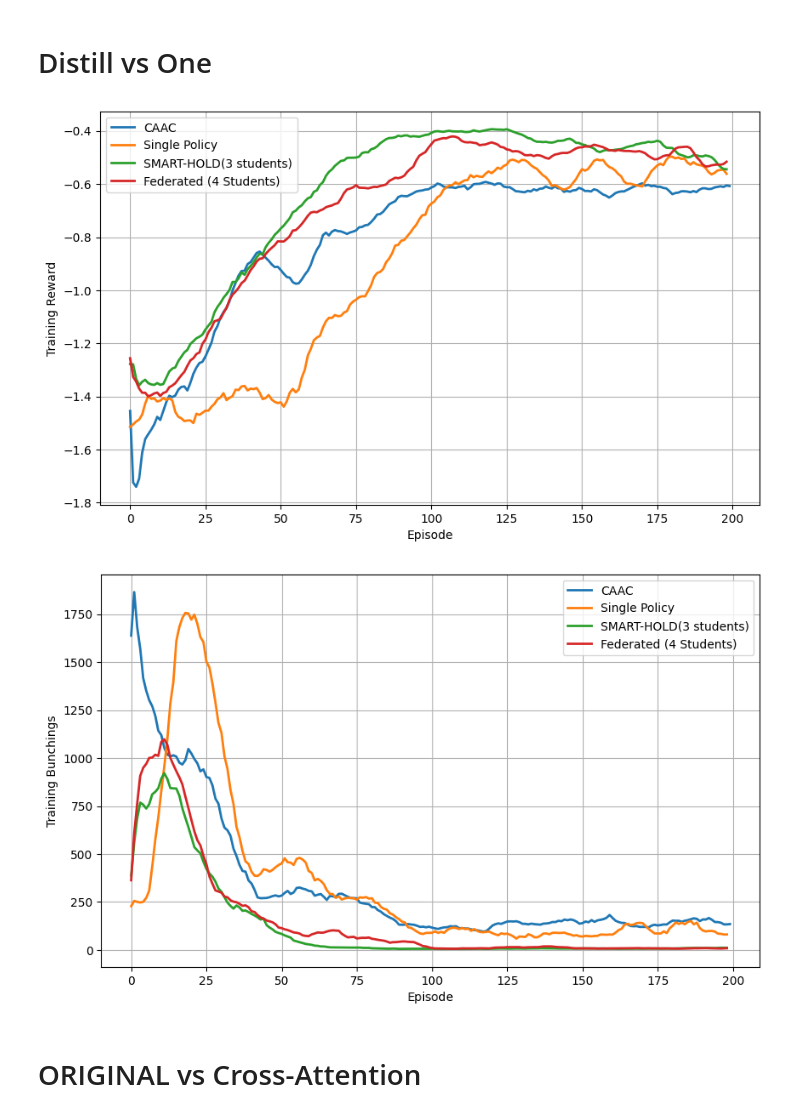
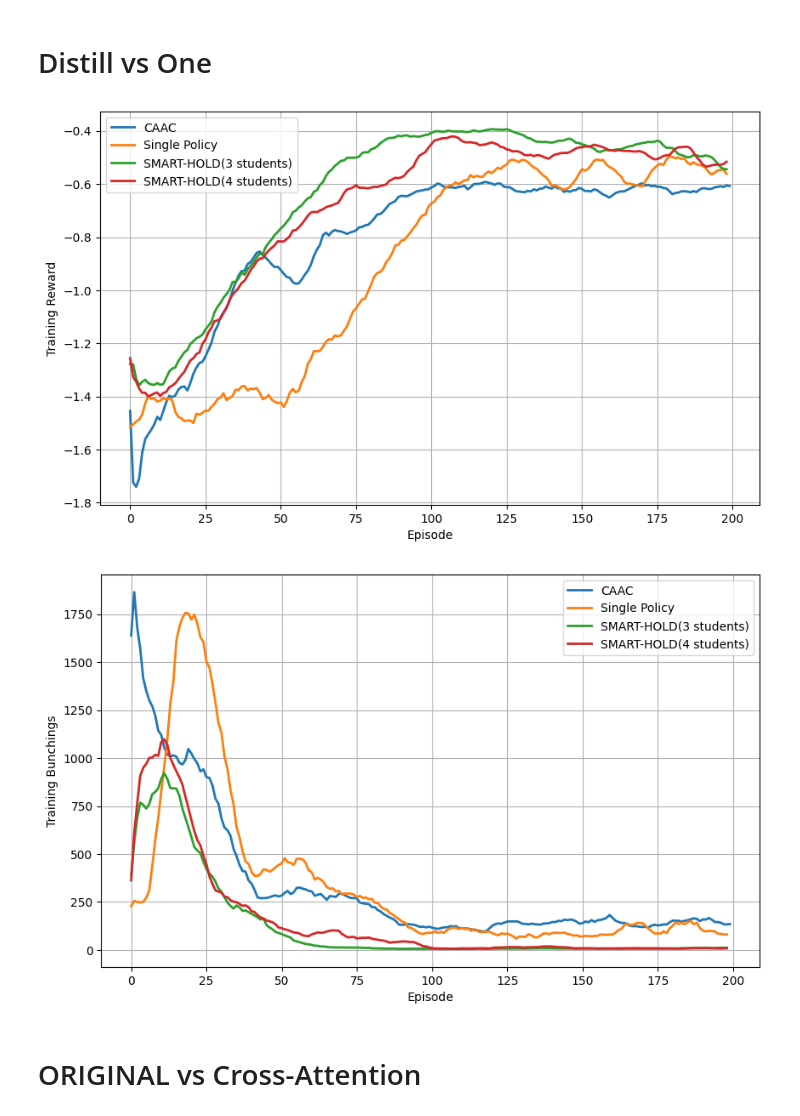
Before and after one commit to bonny2016/marl-bus-control, a Jupyter notebook: plot-final.ipynb, the cells around one changed output. Saved outputs shown, nothing was run; the diff lists cells and outputs as text; code cells hidden in the pictures.

```diff
--- a/plot-final.ipynb
+++ b/plot-final.ipynb
@@ -122,24 +122,25 @@ plot_data(datasets, "bunching", labels,  epoch_from=0, epoch_to=200, window_size
 # %%
 # pattern_mine = './log/A_0_1CAAC_cross_att2all*.csv'
 # Example usage
 datasets = [
     {'pattern': './log-caac/A_0_1caac_original2all*.csv'},
     {'pattern': './log/A_0_1DDPG_Distill_1_students2allshared_model*.csv'},
     {'pattern': './log/A_0_1DDPG_Distill_3_students2all*.csv'},
     {'pattern': './log/A_0_1DDPG_Distill_4_students2all*.csv'},
+#     {'pattern': './log/A_0_1DDPG_Distill_5_students2all*.csv'},
 ]
-labels = ["CAAC", "Single Policy", "SMART-HOLD(3 students)", "Federated (4 Students)"]
+labels = ["CAAC", "Single Policy", "SMART-HOLD(3 students)", "SMART-HOLD(4 students)"]
 
 # plot_rewards(datasets, labels, colors, epoch_from=0, epoch_to=300)
 plot_data(datasets, "reward", labels,  epoch_from=0, epoch_to=200, window_size=10, plot_shade=False, y_label='Training Reward')
 
 plot_data(datasets, "bunching", labels,  epoch_from=0, epoch_to=200, window_size=10, plot_shade=False, y_label='Training Bunchings')
 
 # plot_reward(pattern_mine, pattern_original, "SMART-HOLD", "CAAC", 0, 100)
 # plot_bunching(pattern_mine, pattern_original, "SMART-HOLD", "CAAC", 0, 100)
 # %% [output]
-[figure, old version]
+[figure, new version]
-[figure, old version]
+[figure, new version]
 # %%
 # pattern_mine = './log/A_0_1CAAC_cross_att2all*.csv'
 # Example usage
```
Also changed, not shown: parts of 1 cell of this notebook, 1 other file.
